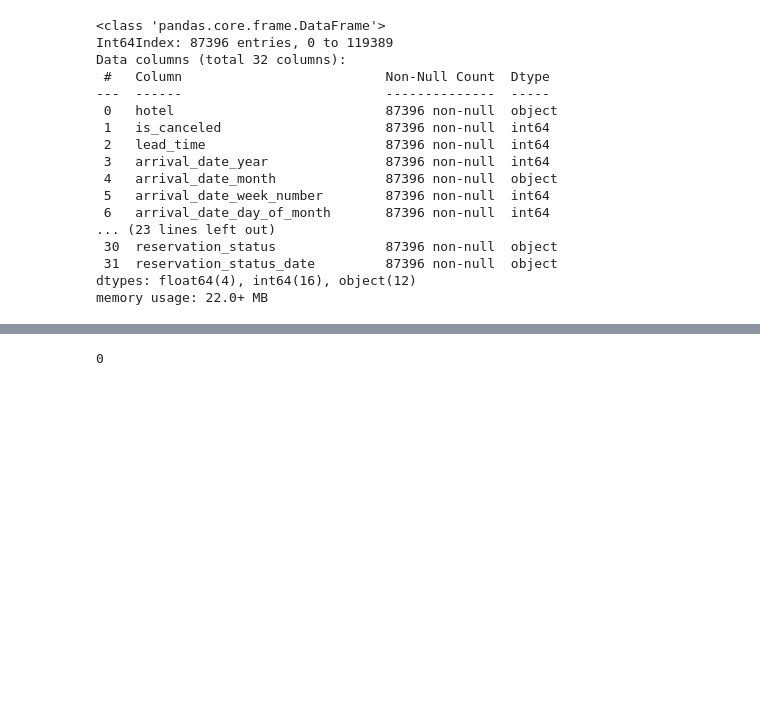
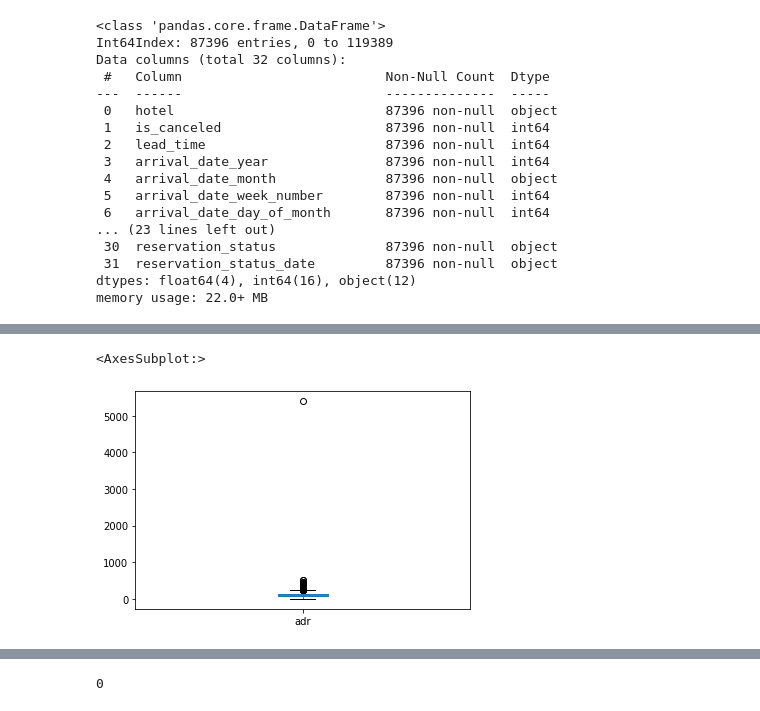
Before and after one commit to karimamd/Movies_Dataset_Analysis, a Jupyter notebook: hotel.ipynb, the cells around one changed output, grey strips where cells are left out. Cells and saved outputs as stored; diff of their text form; code cells hidden in the pictures; blank space fills up the shorter version.

```diff
--- a/hotel.ipynb
+++ b/hotel.ipynb
@@ -49,0 +66,5 @@ memory usage: 22.0+ MB
+# %%
+hotel.adr.plot(kind='box')
+# %% [output]
+<AxesSubplot:>
+[figure, added]
```
Also changed, not shown: parts of 14 cells of this notebook.
